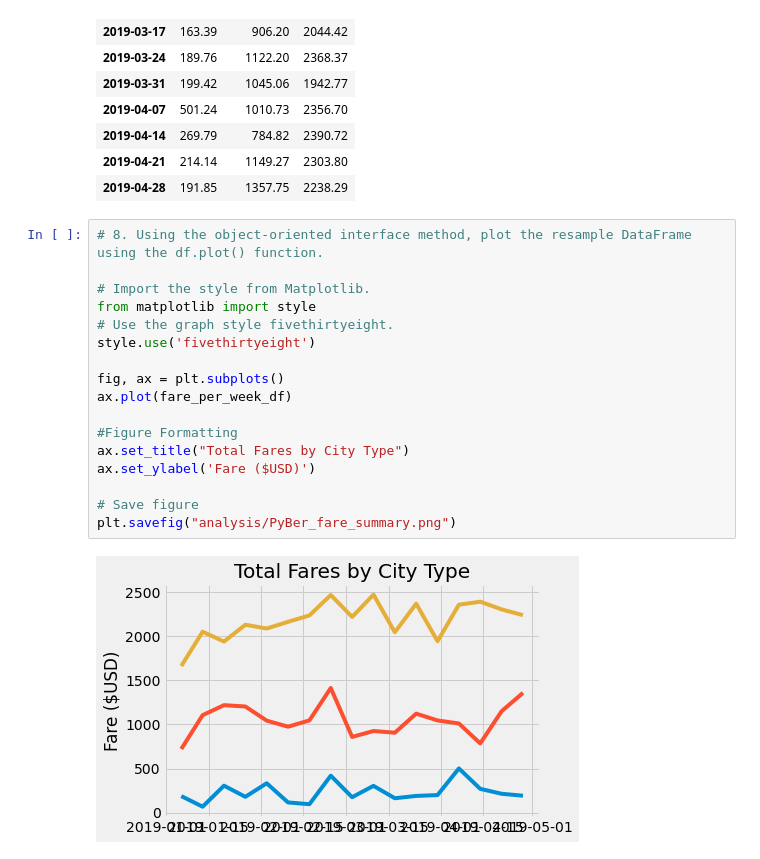
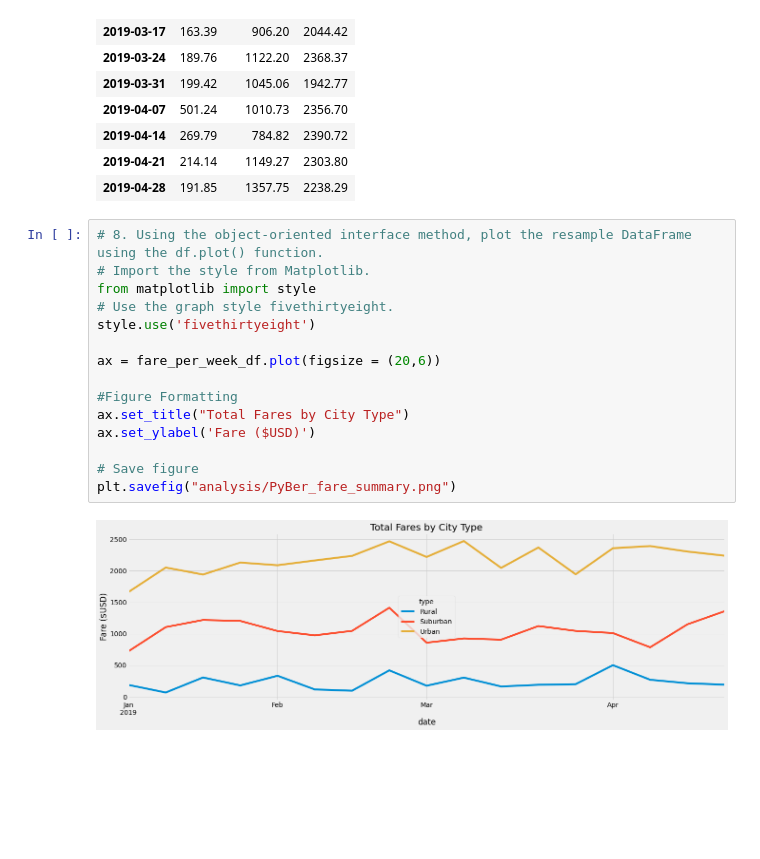
Before and after one commit to HopkinsKV/PyBer_Analysis, a Jupyter notebook: PyBer_Challenge.ipynb, the cells around one changed output. Drawn from its saved outputs; the diff is of its cells as text; blank space fills up the shorter version.

```diff
--- a/PyBer_Challenge.ipynb
+++ b/PyBer_Challenge.ipynb
@@ -213,20 +213,18 @@ fare_per_week_df
 | 2019-04-28 | 191.85 | 1357.75 | 2238.29 |
 # %%
 # 8. Using the object-oriented interface method, plot the resample DataFrame using the df.plot() function.
-
 # Import the style from Matplotlib.
 from matplotlib import style
 # Use the graph style fivethirtyeight.
 style.use('fivethirtyeight')
 
-fig, ax = plt.subplots()
-ax.plot(fare_per_week_df)
+ax = fare_per_week_df.plot(figsize = (20,6))
 
 #Figure Formatting
 ax.set_title("Total Fares by City Type")
 ax.set_ylabel('Fare ($USD)')
 
 # Save figure
 plt.savefig("analysis/PyBer_fare_summary.png")
 # %% [output]
-[figure, old version]
+[figure, new version]
```
Also changed, not shown: 10 other files.
